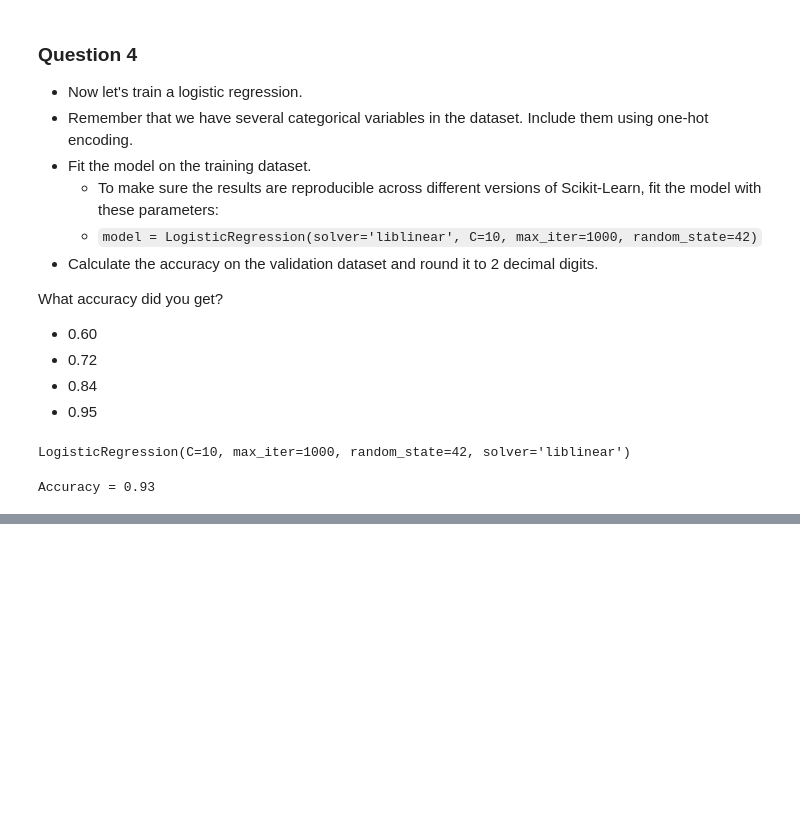
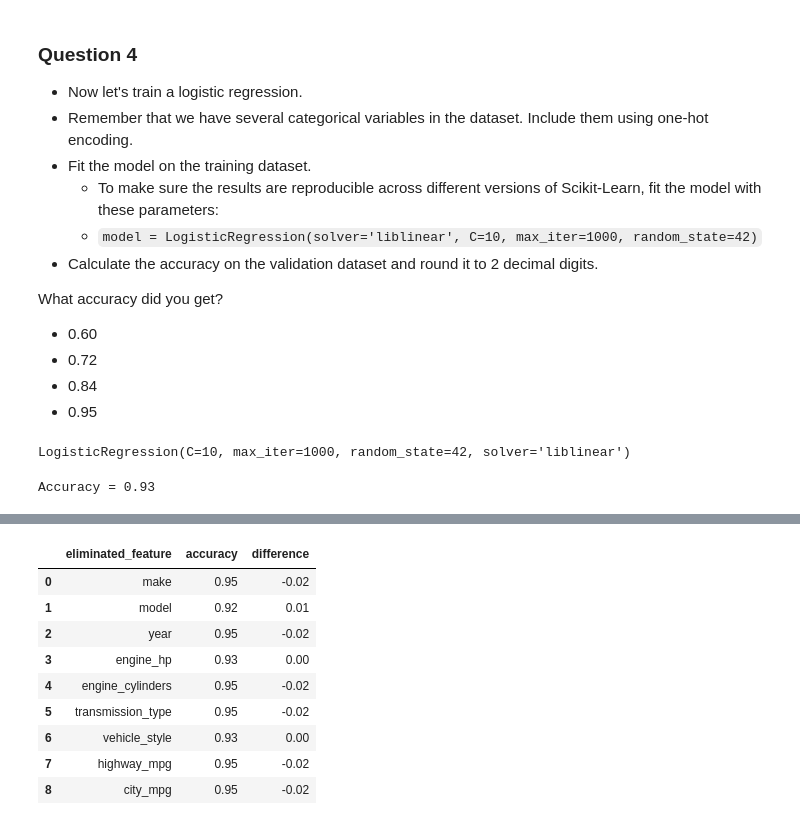
Before and after one commit to Kolinhtetwin/machine_learning_bootcamp, a Jupyter notebook: 03-classification/2024/week3_homework.ipynb, the cells around one changed output, grey strips where cells are left out. Cells and saved outputs as stored; diff of their text form; code cells hidden in the pictures; blank space fills up the shorter version.

```diff
--- a/03-classification/2024/week3_homework.ipynb
+++ b/03-classification/2024/week3_homework.ipynb
@@ -321,0 +338,3 @@ Accuracy = 0.93
+# %%
+features = df_train.columns.to_list()
+features
@@ -321,0 +351,35 @@ Accuracy = 0.93
+# %%
+original_score = accuracy
+scores = pd.DataFrame(columns=['eliminated_feature', 'accuracy', 'difference'])
+for feature in features:
+    subset = features.copy()
+    subset.remove(feature)
+
+    dv= DictVectorizer(sparse =False)
+    train_dict = df_train[subset].to_dict(orient='records')
+    X_train = dv.fit_transform(train_dict)
+
+    model = LogisticRegression(solver='liblinear', max_iter=1000, C=10, random_state=42)
+    model.fit(X_train, y_train)
+
+    val_dict = df_val[subset].to_dict(orient='records')
+    X_val = dv.transform(val_dict)
+
+    y_pred = model.predict(X_val)
+
+    score = np.round(accuracy_score(y_val, y_pred),2)
+
+    scores.loc[len(scores)] = [feature, score, original_score - score]
+# %%
+scores
+# %% [output]
+|  | eliminated_feature | accuracy | difference |
+| 0 | make | 0.95 | -0.02 |
+| 1 | model | 0.92 | 0.01 |
+| 2 | year | 0.95 | -0.02 |
+| 3 | engine_hp | 0.93 | 0.00 |
+| 4 | engine_cylinders | 0.95 | -0.02 |
+| 5 | transmission_type | 0.95 | -0.02 |
+| 6 | vehicle_style | 0.93 | 0.00 |
+| 7 | highway_mpg | 0.95 | -0.02 |
+| 8 | city_mpg | 0.95 | -0.02 |
```
Also changed, not shown: parts of 12 cells of this notebook, 2 other files.
